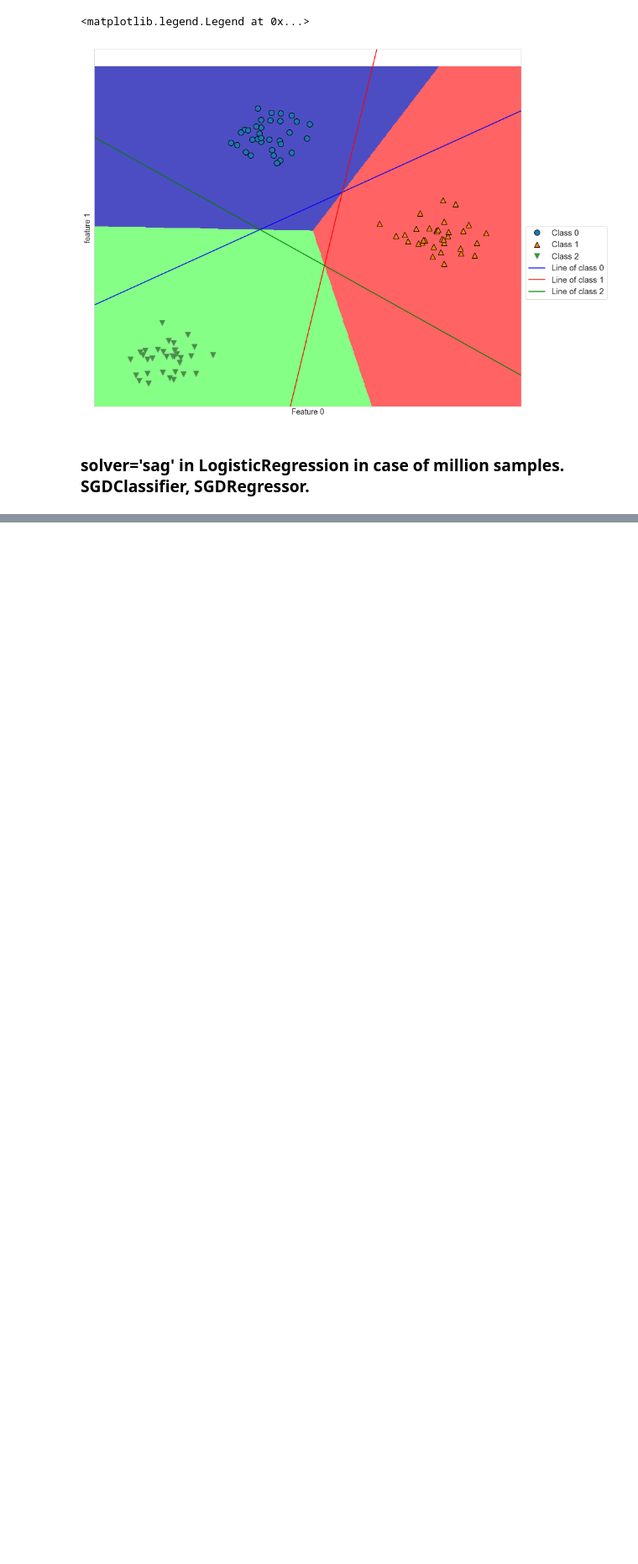
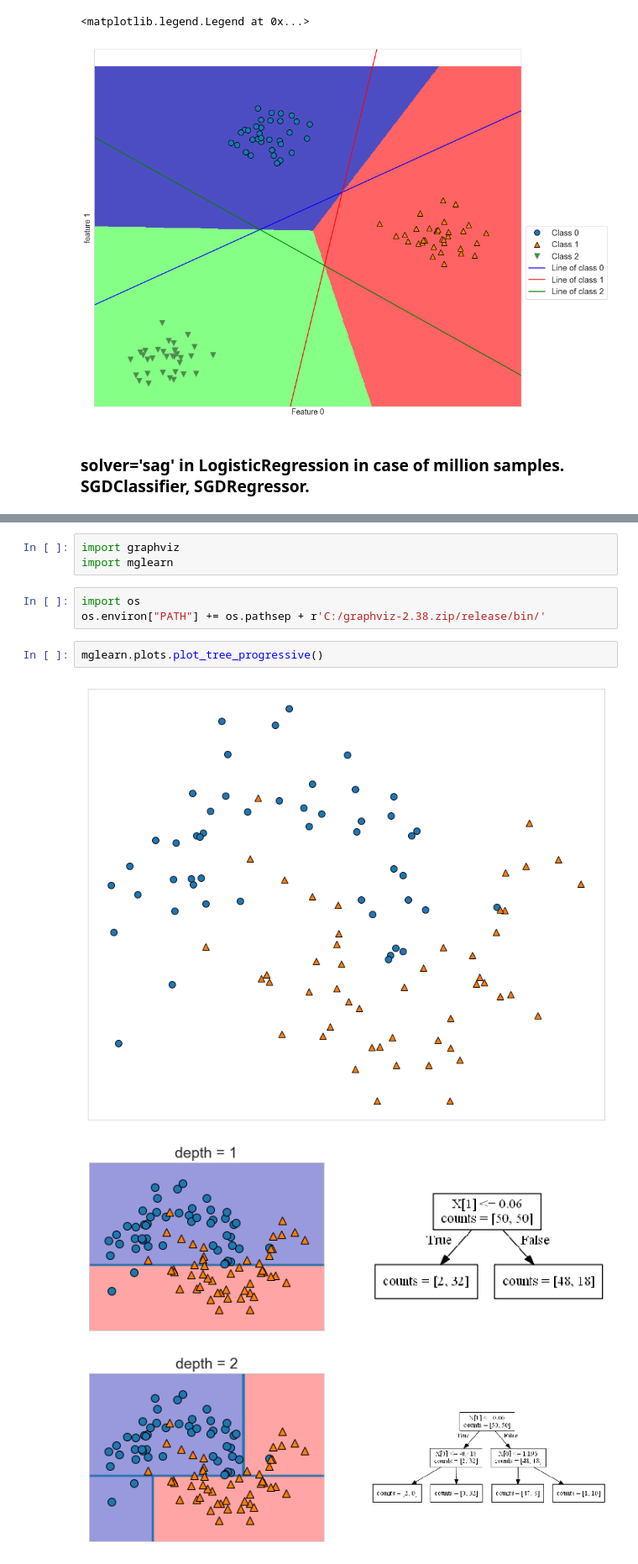
Before and after one commit to ScRiB2/information_about_AI, a Jupyter notebook: Muller.ipynb, the cells around one changed output, grey strips where cells are left out. Shown at 84% size. Saved outputs shown, nothing was run; the diff lists cells and outputs as text; blank space fills up the shorter version.

```diff
--- a/Muller.ipynb
+++ b/Muller.ipynb
@@ -500,0 +517,12 @@ plt.legend(["Class 0", "Class 1", "Class 2", "Line of class 0", "Line of class 1
+# %%
+import graphviz
+import mglearn
+# %%
+import os
+os.environ["PATH"] += os.pathsep + r'C:/graphviz-2.38.zip/release/bin/'
+# %%
+mglearn.plots.plot_tree_progressive()
+# %% [output]
+[figure, added]
+[figure, added]
+[figure, added]
```
Also changed, not shown: parts of 42 cells of this notebook.
